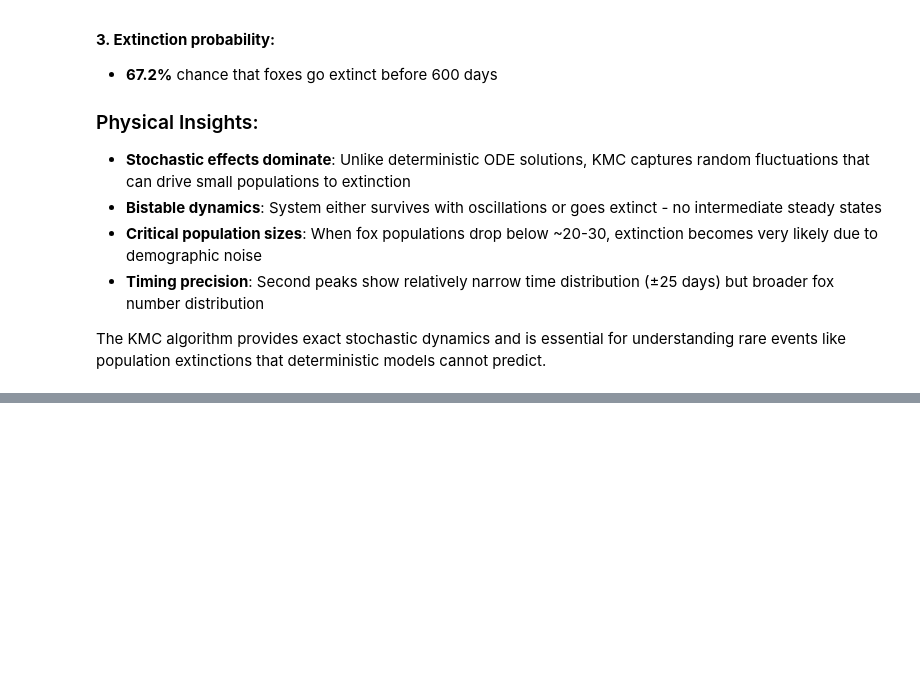
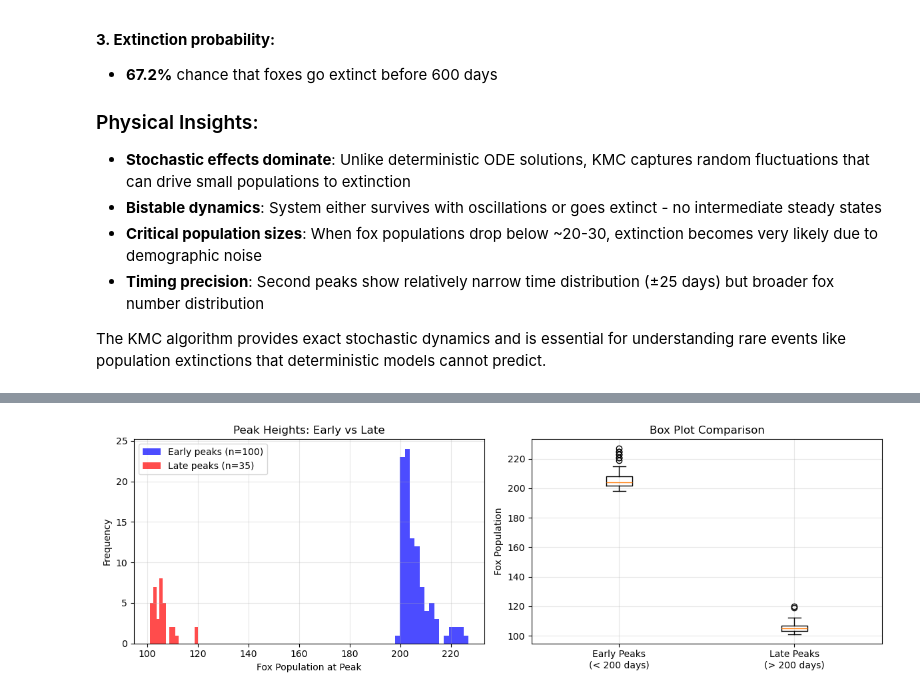
Before and after one commit to CHME5137/KMC, a Jupyter notebook: rabbits-and-foxes-kmc-question.ipynb, the cells around one changed output, grey strips where cells are left out. Cells and saved outputs as stored; diff of their text form; code cells hidden in the pictures; blank space fills up the shorter version.

```diff
--- a/rabbits-and-foxes-kmc-question.ipynb
+++ b/rabbits-and-foxes-kmc-question.ipynb
@@ -438,0 +1413,84 @@ print(f"  • Proper Poisson process statistics")
+# %%
+# Let's use your original criteria to see the real difference
+def analyze_with_original_criteria():
+    """Analyze using your original peak detection criteria"""
+
+    print("\n" + "="*60)
+    print("ANALYSIS WITH ORIGINAL CRITERIA (>100 foxes, >200 days)")
+    print("="*60)
+
+    early_peaks = []  # Before 200 days, >100 foxes
+    late_peaks = []   # After 200 days, >100 foxes
+
+    for i in range(100):  # More simulations for better statistics
+        times, rabbits, foxes = kmc_simulation_rabbits_foxes(random_seed=i+200)
+
+        # Find peaks before 200 days (first major peaks)
+        for j in range(1, len(foxes) - 1):
+            if (foxes[j] > foxes[j-1] and foxes[j] > foxes[j+1] and
+                times[j] < 200 and foxes[j] > 100):
+                early_peaks.append(foxes[j])
+                break  # Only take first major peak
+
+        # Find peaks after 200 days (second peaks - your criteria)
+        for j in range(1, len(foxes) - 1):
+            if (foxes[j] > foxes[j-1] and foxes[j] > foxes[j+1] and
+                times[j] > 200 and foxes[j] > 100):
+                late_peaks.append(foxes[j])
+                break  # Only take first qualifying late peak
+
+    print(f"Early peaks (< 200 days, > 100 foxes): {len(early_peaks)} found")
+    print(f"Late peaks (> 200 days, > 100 foxes): {len(late_peaks)} found")
+
+    if early_peaks:
+        print(f"\nEarly peak statistics:")
+        print(f"  Average: {np.mean(early_peaks):.0f} foxes")
+        print(f"  Range: {np.min(early_peaks):.0f} - {np.max(early_peaks):.0f} foxes")
+        print(f"  Median: {np.median(early_peaks):.0f} foxes")
+
+    if late_peaks:
+        print(f"\nLate peak statistics:")
+        print(f"  Average: {np.mean(late_peaks):.0f} foxes")
+        print(f"  Range: {np.min(late_peaks):.0f} - {np.max(late_peaks):.0f} foxes")
+        print(f"  Median: {np.median(late_peaks):.0f} foxes")
+
+    if early_peaks and late_peaks:
+        ratio = np.mean(late_peaks) / np.mean(early_peaks)
+        print(f"\nLate/Early peak ratio: {ratio:.3f}")
+        print(f"Late peaks are {(1-ratio)*100:.1f}% smaller on average!")
+
+    # Plot the dramatic difference
+    if early_peaks or late_peaks:
+        plt.figure(figsize=(12, 4))
+
+        plt.subplot(1, 2, 1)
+        if early_peaks:
+            plt.hist(early_peaks, bins=15, alpha=0.7, color='blue', label=f'Early peaks (n={len(early_peaks)})')
+        if late_peaks:
+            plt.hist(late_peaks, bins=15, alpha=0.7, color='red', label=f'Late peaks (n={len(late_peaks)})')
+        plt.xlabel('Fox Population at Peak')
+        plt.ylabel('Frequency')
+        plt.title('Peak Heights: Early vs Late')
+        plt.legend()
+        plt.grid(True, alpha=0.3)
+
+        plt.subplot(1, 2, 2)
+        data = []
+        labels = []
+        if early_peaks:
+            data.append(early_peaks)
+            labels.append('Early Peaks\n(< 200 days)')
+        if late_peaks:
+            data.append(late_peaks)
+            labels.append('Late Peaks\n(> 200 days)')
+
+        plt.boxplot(data, labels=labels)
+        plt.ylabel('Fox Population')
+        plt.title('Box Plot Comparison')
+        plt.grid(True, alpha=0.3)
+
+        plt.tight_layout()
+        plt.show()
+
+analyze_with_original_criteria()
+# %% [output]
@@ -438,0 +1514 @@ print(f"  • Proper Poisson process statistics")
+[figure, added]
```
Also changed, not shown: parts of 18 cells of this notebook.
